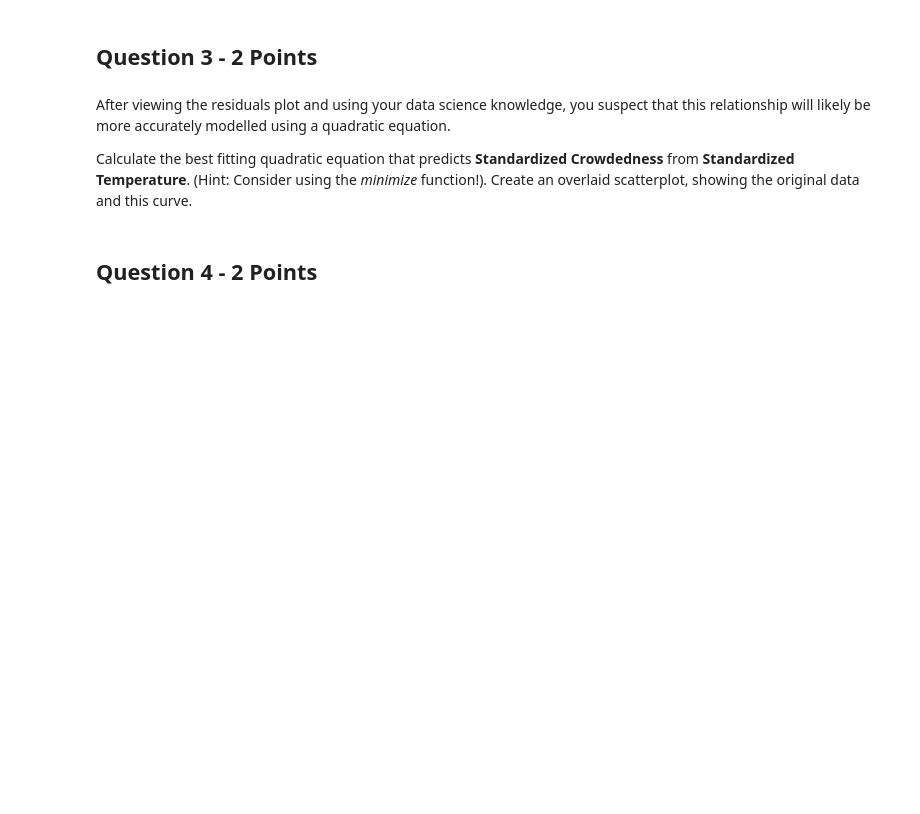
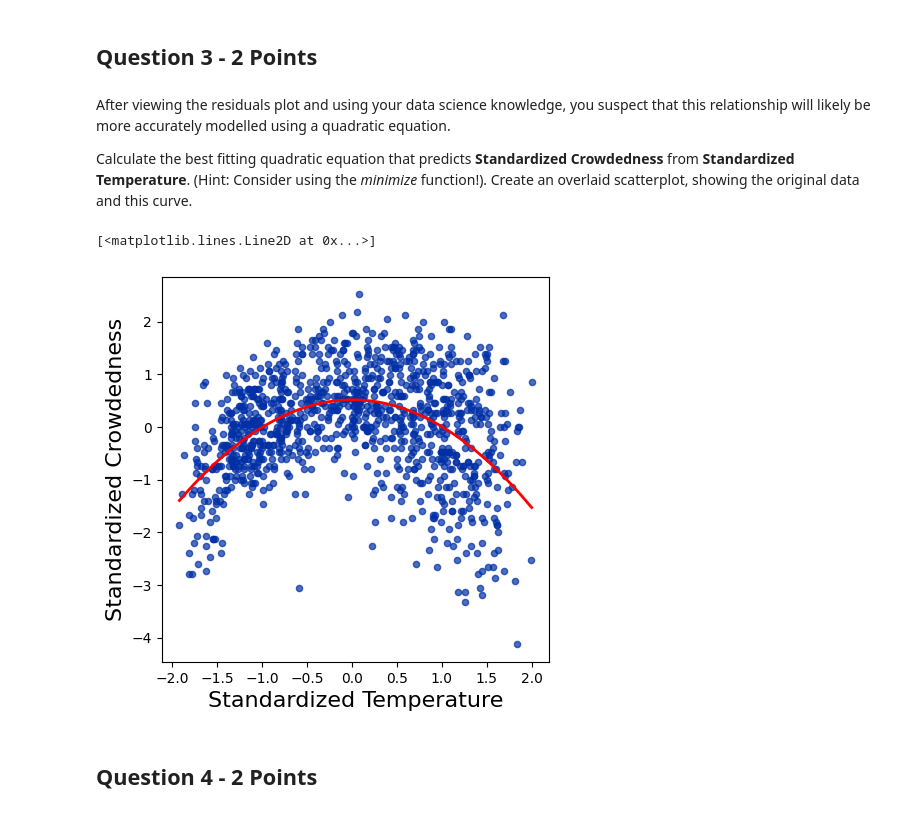
Before and after one commit to DanieHuelva/Data-Sci-HW, a Jupyter notebook: Danie-Huelva-Matthew-Ivankovich-Homework10.ipynb, the cells around one changed output. Cells and saved outputs as stored; diff of their text form; code cells hidden in the pictures; blank space fills up the shorter version.

```diff
--- a/Danie-Huelva-Matthew-Ivankovich-Homework10.ipynb
+++ b/Danie-Huelva-Matthew-Ivankovich-Homework10.ipynb
@@ -122,6 +122,25 @@ After viewing the residuals plot and using your data science knowledge, you susp
 Calculate the best fitting quadratic equation that predicts **Standardized Crowdedness** from **Standardized Temperature**. (Hint: Consider using the *minimize* function!). Create an overlaid scatterplot, showing the original data and this curve.
 # %%
 # Place answer here.
+
+def rmse_quadratic_example(a, b, c):
+    x = standardized_data.column("Standardized Temperature")
+    y = standardized_data.column("Standardized Crowdedness")
+    fitted = a*x*x + b*x + c
+    mse = np.mean((y - fitted) ** 2)
+    return mse ** 0.5
+
+x = standardized_data.column("Standardized Temperature")
+y = standardized_data.column("Standardized Crowdedness")
+a,b,c = minimize(rmse_quadratic_example)
+sorted_x = np.sort(x)
+sorted_fitted = a*sorted_x**2 + b*sorted_x + c
+
+standardized_data.scatter(0, 1)
+plots.plot(sorted_x, sorted_fitted, color='red', linewidth=2)
+# %% [output]
+[<matplotlib.lines.Line2D at 0x...>]
+[figure, added]
 # %% [markdown]
 ## Question 4 - 2 Points
 # %% [markdown]
```
Also changed, not shown: parts of 2 cells of this notebook.
